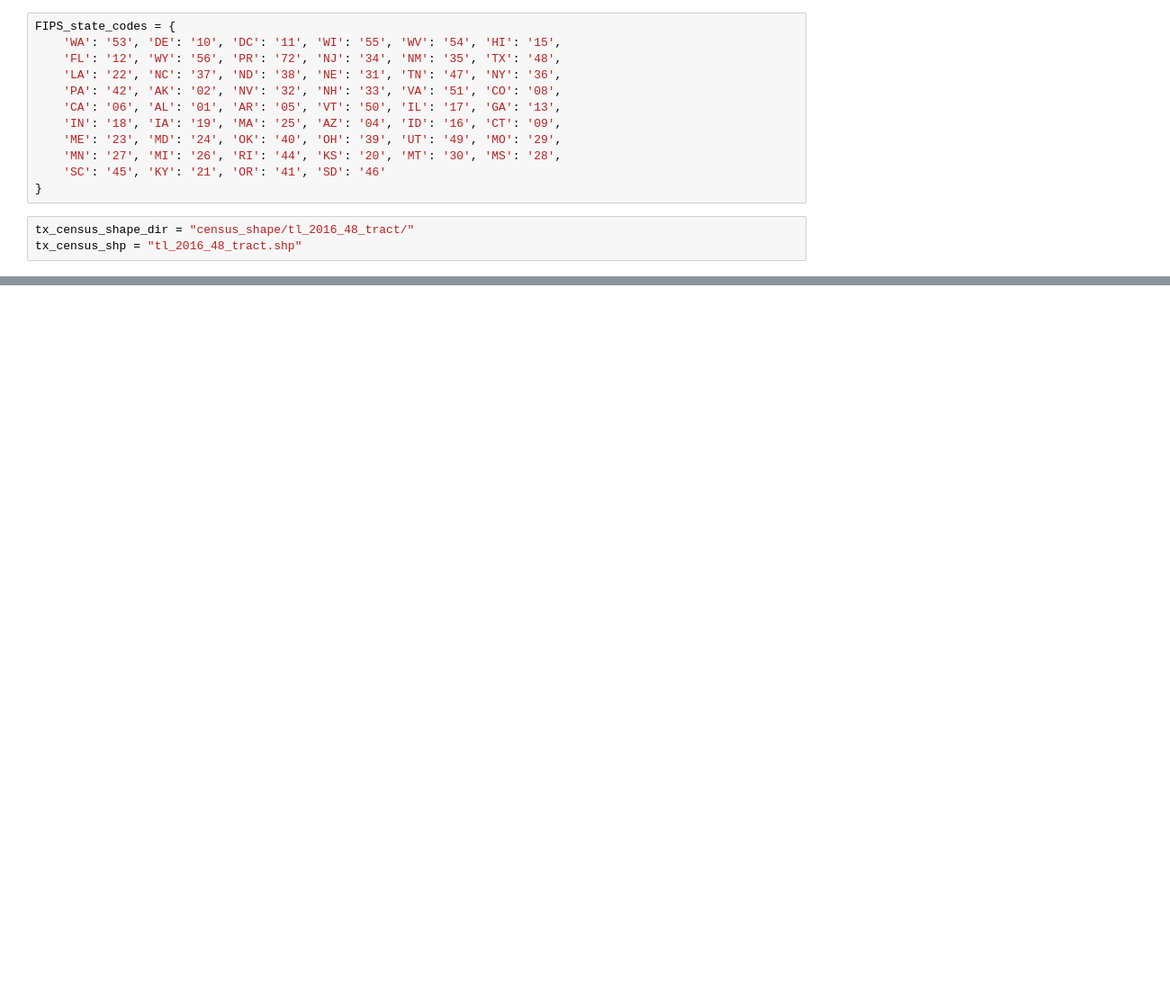
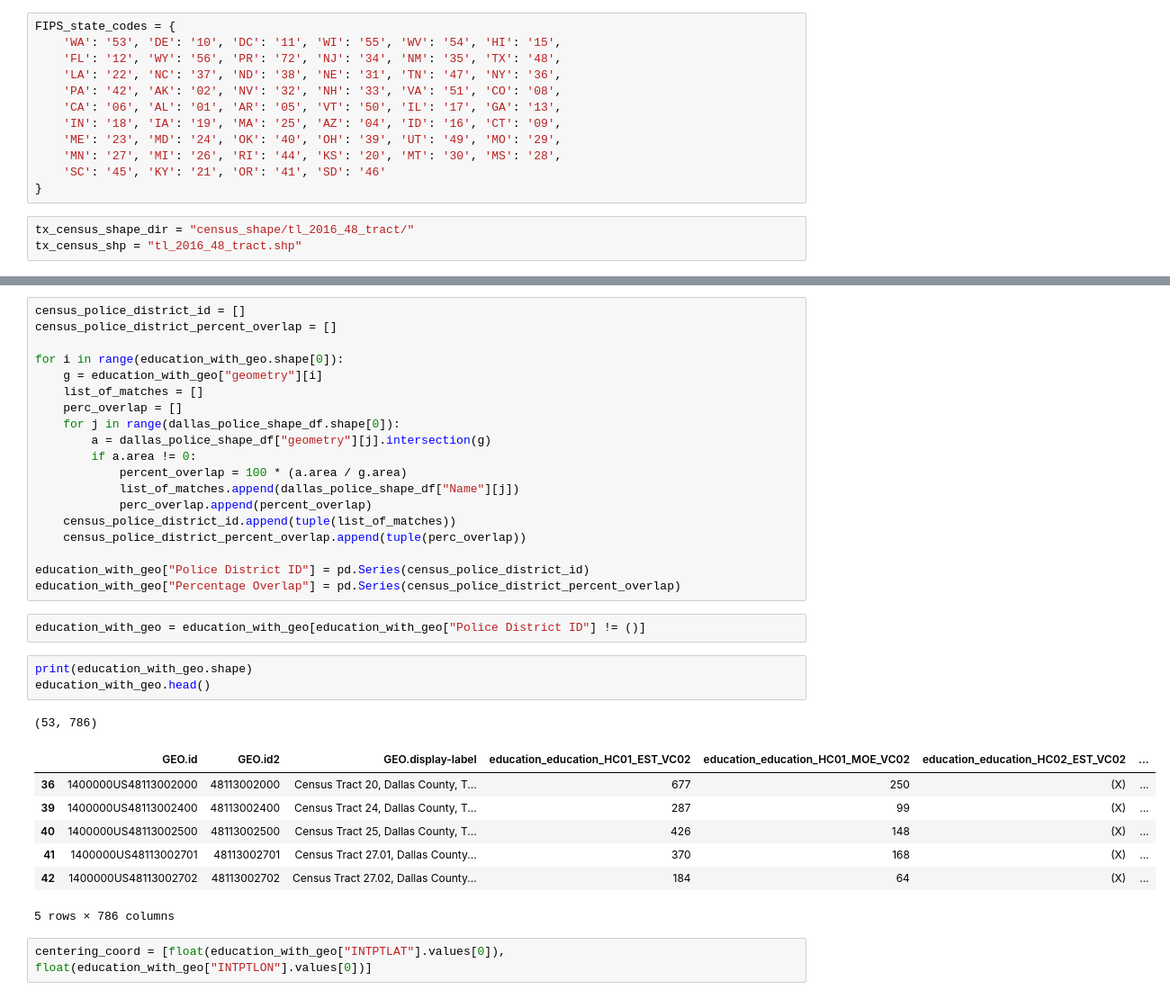
Before and after one commit to DSS-Housing/Kaggle-CPE, a Jupyter notebook: census_tract_automation.ipynb, the cells around one changed output, grey strips where cells are left out. Shown: that part at 90% size. Drawn from its saved outputs; the diff is of its cells as text; blank space fills up the shorter version.

```diff
--- a/census_tract_automation.ipynb
+++ b/census_tract_automation.ipynb
@@ -94 +109,36 @@ test
+# %%
+census_police_district_id = []
+census_police_district_percent_overlap = []
+
+for i in range(education_with_geo.shape[0]):
+    g = education_with_geo["geometry"][i]
+    list_of_matches = []
+    perc_overlap = []
+    for j in range(dallas_police_shape_df.shape[0]):
+        a = dallas_police_shape_df["geometry"][j].intersection(g)
+        if a.area != 0:
+            percent_overlap = 100 * (a.area / g.area)
+            list_of_matches.append(dallas_police_shape_df["Name"][j])
+            perc_overlap.append(percent_overlap)
+    census_police_district_id.append(tuple(list_of_matches))
+    census_police_district_percent_overlap.append(tuple(perc_overlap))
+
+education_with_geo["Police District ID"] = pd.Series(census_police_district_id)
+education_with_geo["Percentage Overlap"] = pd.Series(census_police_district_percent_overlap)
+# %%
+education_with_geo = education_with_geo[education_with_geo["Police District ID"] != ()]
+# %%
+print(education_with_geo.shape)
+education_with_geo.head()
+# %% [output]
+(53, 786)
+|  | GEO.id | GEO.id2 | GEO.display-label | education_education_HC01_EST_VC02 | education_education_HC01_MOE_VC02 | education_education_HC02_EST_VC02 | ... |
+| 36 | 1400000US48113002000 | 48113002000 | Census Tract 20, Dallas County, T... | 677 | 250 | (X) | ... |
+| 39 | 1400000US48113002400 | 48113002400 | Census Tract 24, Dallas County, T... | 287 | 99 | (X) | ... |
+| 40 | 1400000US48113002500 | 48113002500 | Census Tract 25, Dallas County, T... | 426 | 148 | (X) | ... |
+| 41 | 1400000US48113002701 | 48113002701 | Census Tract 27.01, Dallas County... | 370 | 168 | (X) | ... |
+| 42 | 1400000US48113002702 | 48113002702 | Census Tract 27.02, Dallas County... | 184 | 64 | (X) | ... |
+5 rows × 786 columns
+# %%
+centering_coord = [float(education_with_geo["INTPTLAT"].values[0]), float(education_with_geo["INTPTLON"].values[0])]
 # %%
```
Also changed, not shown: parts of 19 cells of this notebook.
